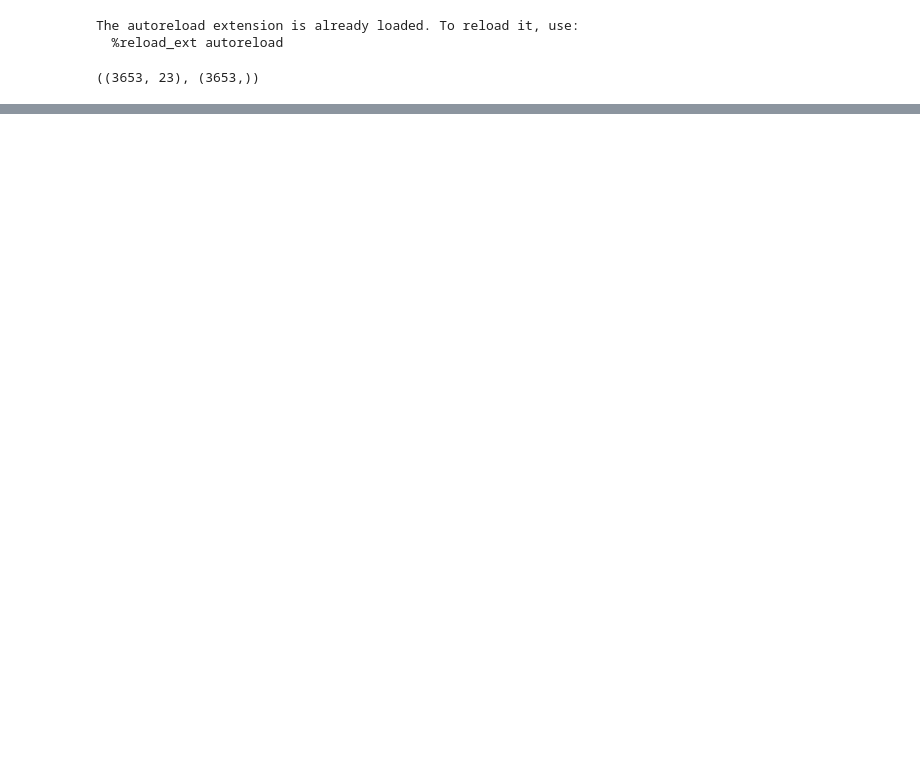
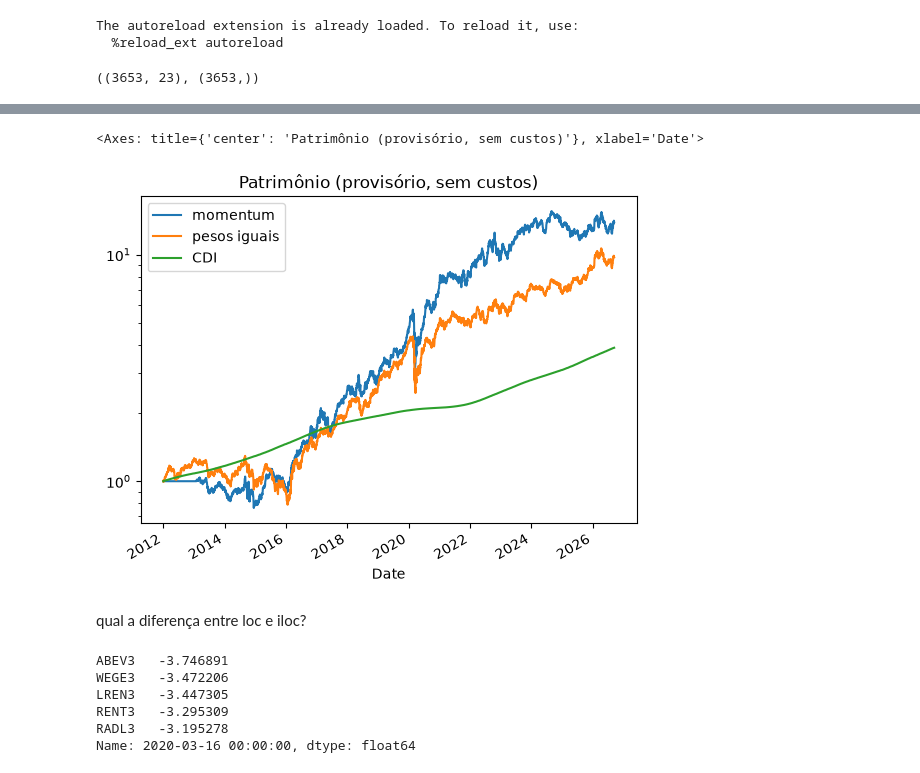
Before and after one commit to maludepaulasilva/mini-open-quant, a Jupyter notebook: notebooks/05_estrategias.ipynb, the cells around one changed output, grey strips where cells are left out. Saved outputs shown, nothing was run; the diff lists cells and outputs as text; code cells hidden in the pictures; blank space fills up the shorter version.

```diff
--- a/notebooks/05_estrategias.ipynb
+++ b/notebooks/05_estrategias.ipynb
@@ -36,0 +99,28 @@ AttributeError: module 'moq.strategies' has no attribute 'lagged'
+# %%
+def retorno_bruto(w, rets):
+    """Provisório. Sem custo, sem CDI no caixa. Só para olhar."""
+    return (w * rets).sum(axis=1)
+
+r_mom = retorno_bruto(w_mom, rets)
+r_ew = retorno_bruto(pesos_iguais(prices), rets)
+
+pd.DataFrame({"momentum": (1 + r_mom).cumprod(),
+              "pesos iguais": (1 + r_ew).cumprod(),
+              "CDI": (1 + cdi).cumprod()}).plot(logy=True, title="Patrimônio (provisório, sem custos)")
+# %% [output]
+<Axes: title={'center': 'Patrimônio (provisório, sem custos)'}, xlabel='Date'>
+[figure, added]
+# %% [markdown]
+qual a diferença entre loc e iloc?
+# %%
+short, long = 5, 60
+r5 = prices.pct_change(short, fill_method=None)
+z = (r5 - r5.rolling(long).mean()) / r5.rolling(long).std(ddof=1)
+z.loc["2020-3-16"].sort_values().head()
+# %% [output]
+ABEV3   -3.746891
+WEGE3   -3.472206
+LREN3   -3.447305
+RENT3   -3.295309
+RADL3   -3.195278
+Name: 2020-03-16 00:00:00, dtype: float64
```
Also changed, not shown: parts of 20 cells of this notebook, 2 other files.
